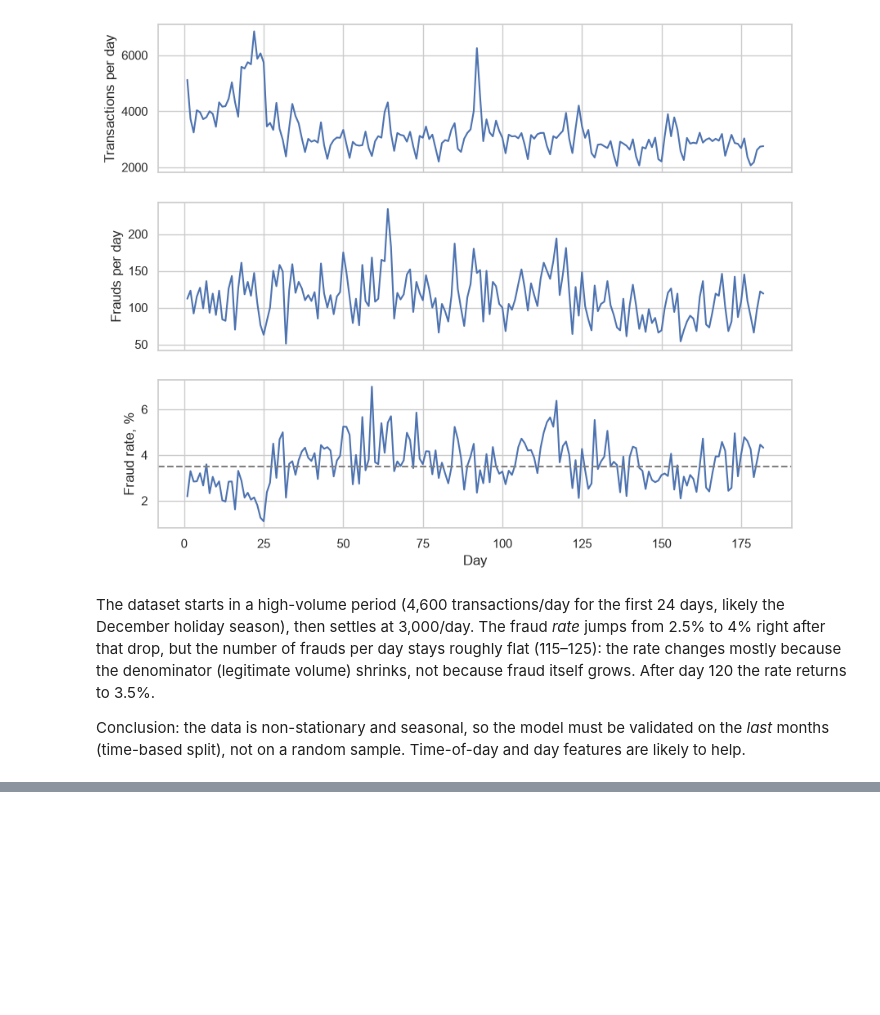
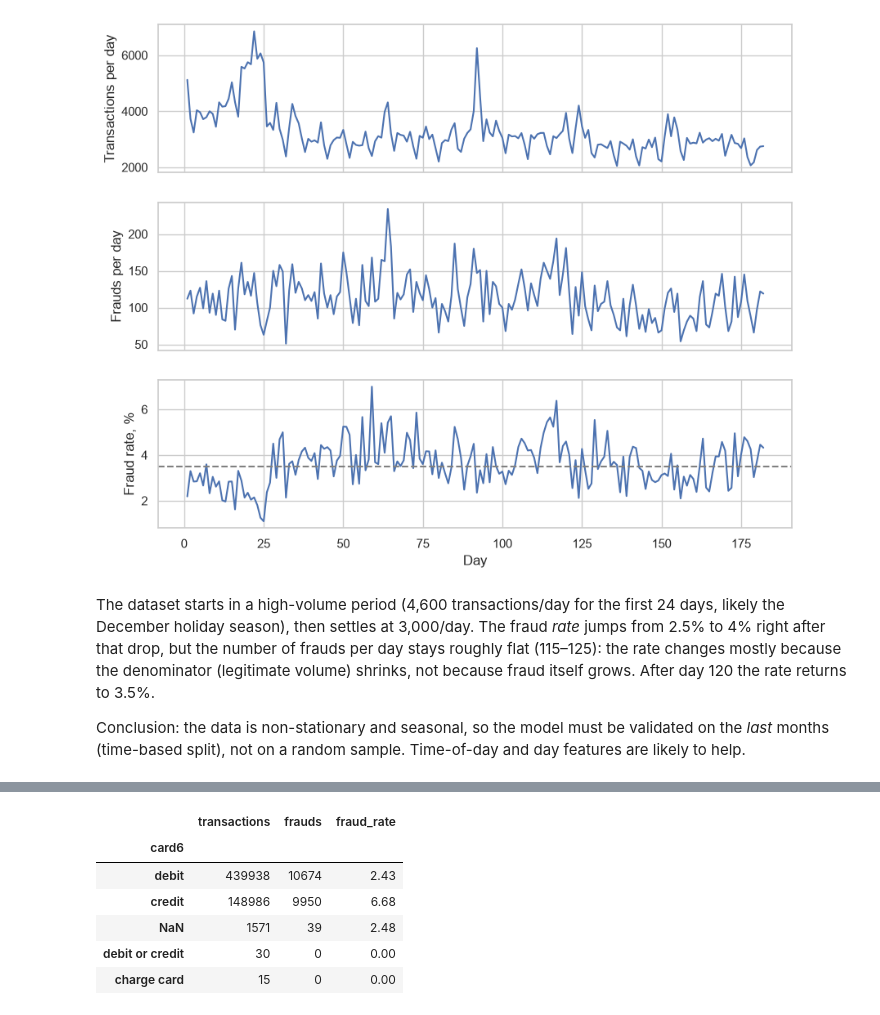
Before and after one commit to KrisTinaShch/fraud-risk-scoring, a Jupyter notebook: notebooks/01_eda.ipynb, the cells around one changed output, grey strips where cells are left out. Cells and saved outputs as stored; diff of their text form; code cells hidden in the pictures; blank space fills up the shorter version.

```diff
--- a/notebooks/01_eda.ipynb
+++ b/notebooks/01_eda.ipynb
@@ -203,0 +246,10 @@ Conclusion: the data is non-stationary and seasonal, so the model must be valida
+# %%
+fraud_by("card6")
+# %% [output]
+|  | transactions | frauds | fraud_rate |
+| card6 |  |  |  |
+| debit | 439938 | 10674 | 2.43 |
+| credit | 148986 | 9950 | 6.68 |
+| NaN | 1571 | 39 | 2.48 |
+| debit or credit | 30 | 0 | 0.00 |
+| charge card | 15 | 0 | 0.00 |
```
Also changed, not shown: parts of 8 cells of this notebook.
